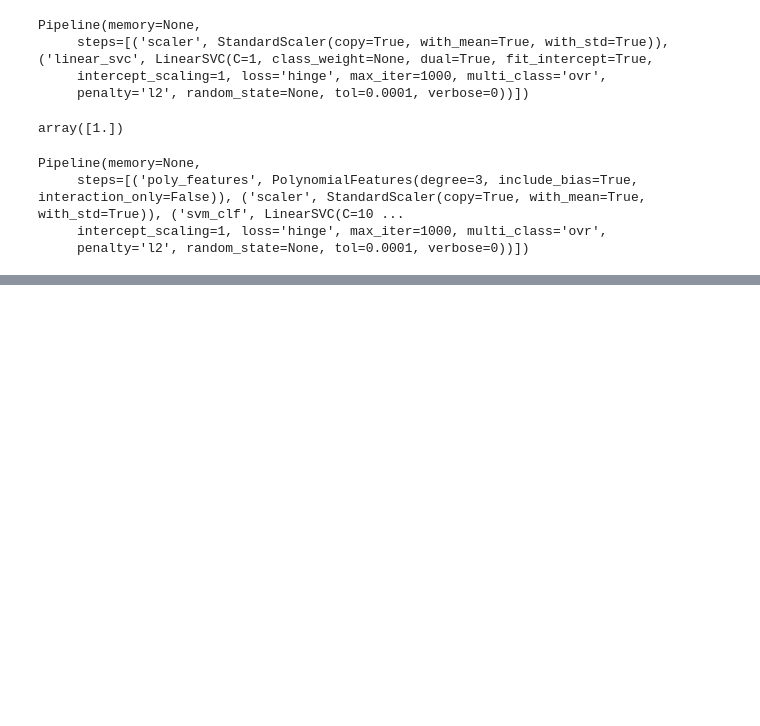
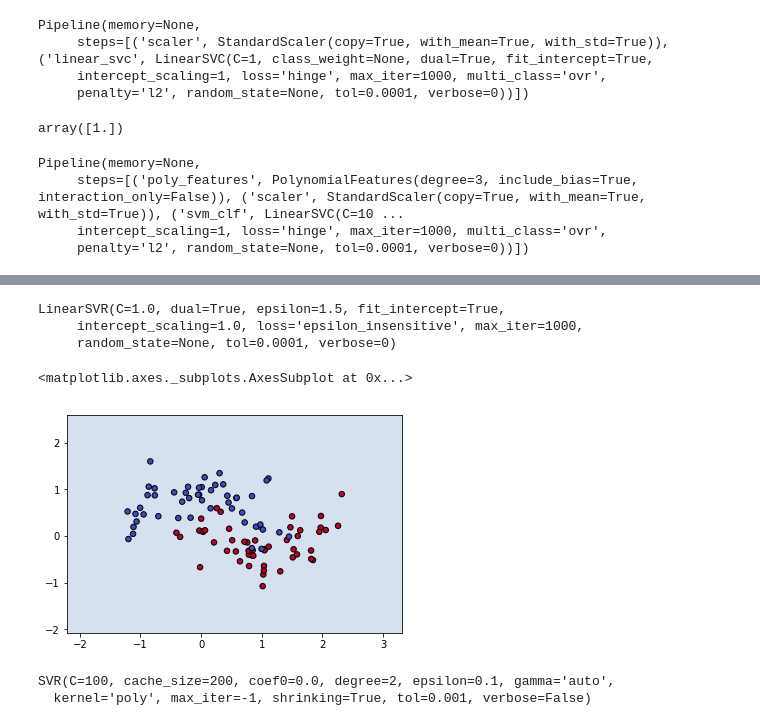
Before and after one commit to danstemp/MLcourses, a Jupyter notebook: Chapter 5 SVM.ipynb, the cells around one changed output, grey strips where cells are left out. Drawn from its saved outputs; the diff is of its cells as text; code cells hidden in the pictures; blank space fills up the shorter version.

```diff
--- a/Chapter 5 SVM.ipynb
+++ b/Chapter 5 SVM.ipynb
@@ -142,0 +148,13 @@ Text(0.5,1,'Radial Bias Function, C = 0.0001')
+# %%
+svm_reg = LinearSVR(epsilon=1.5)
+# %%
+svm_reg.fit(X,y)
+# %% [output]
+LinearSVR(C=1.0, dual=True, epsilon=1.5, fit_intercept=True,
+     intercept_scaling=1.0, loss='epsilon_insensitive', max_iter=1000,
+     random_state=None, tol=0.0001, verbose=0)
+# %%
+draw_decision_boundary(svm_reg,X,y)
+# %% [output]
+<matplotlib.axes._subplots.AxesSubplot at 0x...>
+[figure, added]
@@ -142,0 +163,6 @@ Text(0.5,1,'Radial Bias Function, C = 0.0001')
+# %%
+svm_poly_reg = SVR(kernel='poly', degree = 2, C = 100, epsilon = 0.1)
+svm_poly_reg.fit(X,y)
+# %% [output]
+SVR(C=100, cache_size=200, coef0=0.0, degree=2, epsilon=0.1, gamma='auto',
+  kernel='poly', max_iter=-1, shrinking=True, tol=0.001, verbose=False)
```
Also changed, not shown: parts of 11 cells of this notebook, 2 other files.
